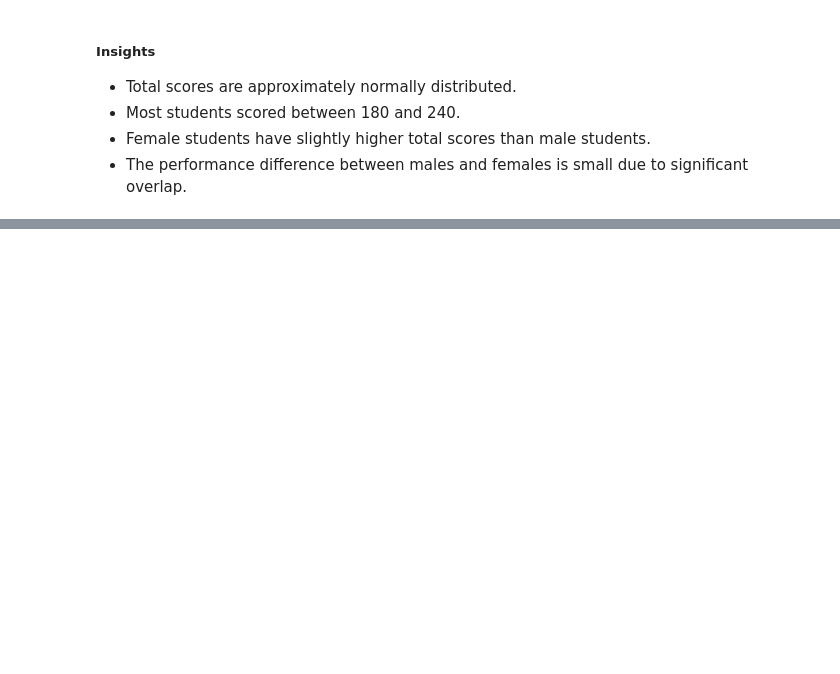
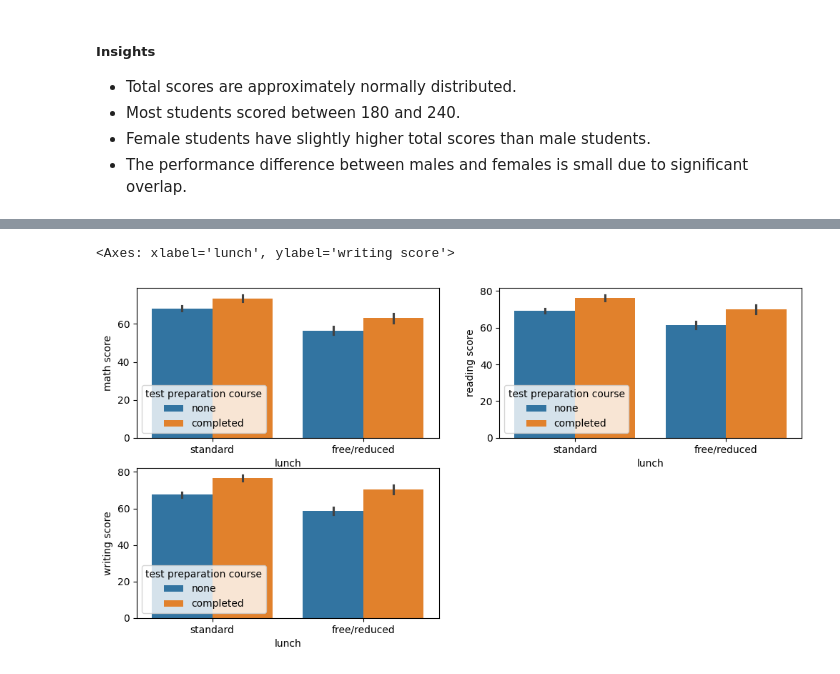
Before and after one commit to Shrirang45/ML-project, a Jupyter notebook: notebooks/1. EDA and Feature engineering.ipynb, the cells around one changed output, grey strips where cells are left out. Cells and saved outputs as stored; diff of their text form; code cells hidden in the pictures; blank space fills up the shorter version.

```diff
--- a/notebooks/1. EDA and Feature engineering.ipynb
+++ b/notebooks/1. EDA and Feature engineering.ipynb
@@ -258,0 +359,11 @@ plt.show()
+# %%
+plt.figure(figsize=(12,6))
+plt.subplot(2,2,1)
+sns.barplot (x=df['lunch'], y=df['math score'], hue=df['test preparation course'])
+plt.subplot(2,2,2)
+sns.barplot (x=df['lunch'], y=df['reading score'], hue=df['test preparation course'])
+plt.subplot(2,2,3)
+sns.barplot (x=df['lunch'], y=df['writing score'], hue=df['test preparation course'])
+# %% [output]
+<Axes: xlabel='lunch', ylabel='writing score'>
+[figure, added]
```
Also changed, not shown: parts of 9 cells of this notebook, 5 other files.
